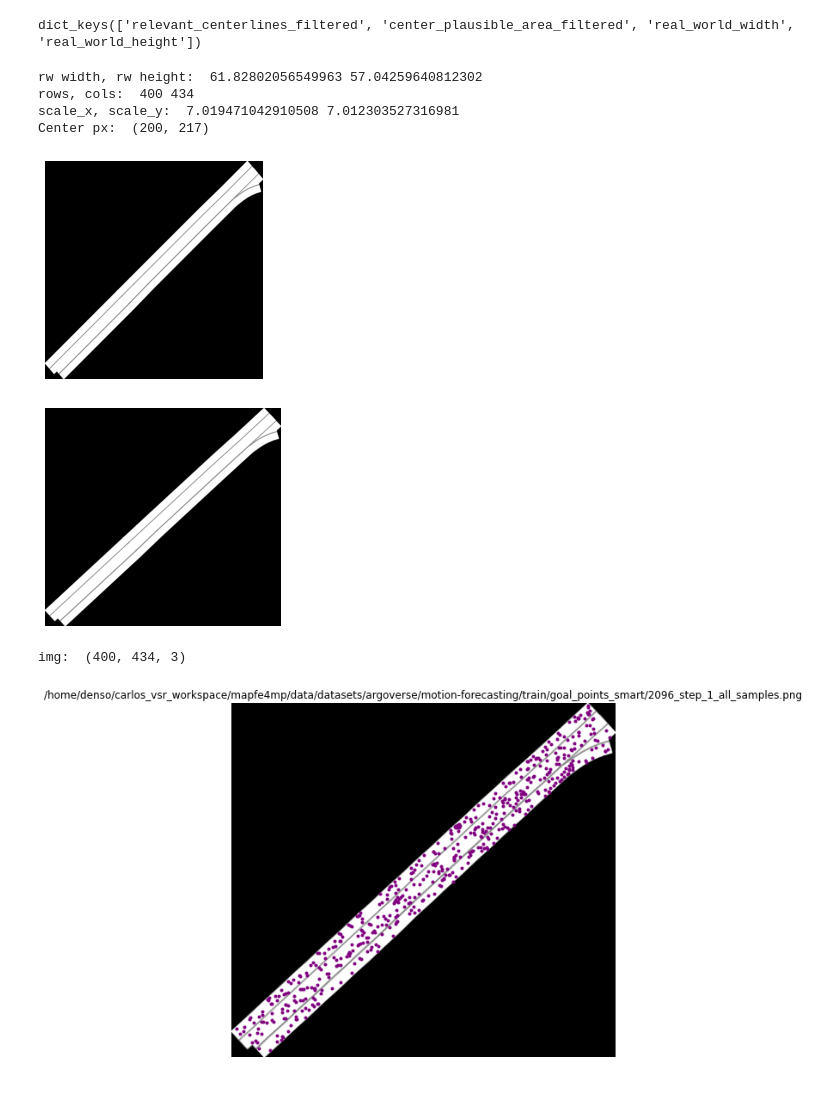
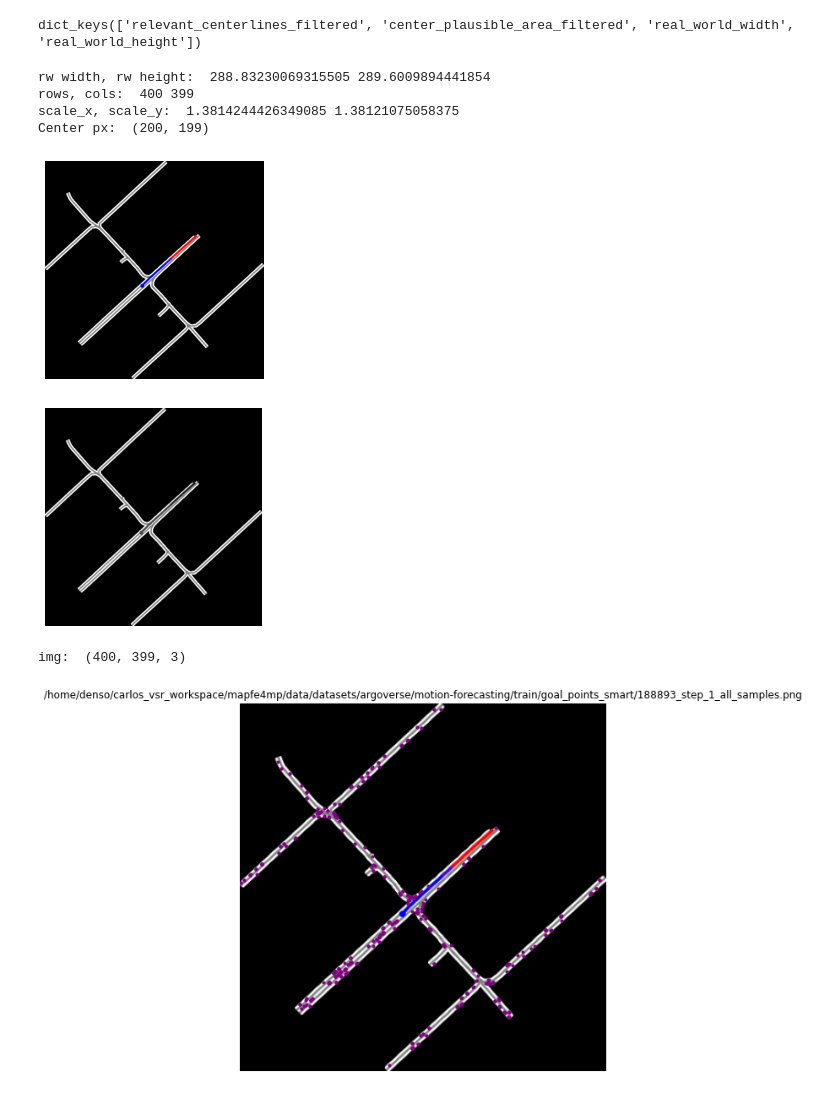
Before and after one commit to Cram3r95/mapfe4mp, a Jupyter notebook: evaluate/argoverse/test_goal_points_smart.ipynb, the cells around one changed output. Drawn from its saved outputs; the diff is of its cells as text; code cells hidden in the pictures.

```diff
--- a/evaluate/argoverse/test_goal_points_smart.ipynb
+++ b/evaluate/argoverse/test_goal_points_smart.ipynb
@@ -44,7 +41,7 @@ import model.datasets.argoverse.map_functions as map_functions
 
 dataset_path = "data/datasets/argoverse/motion-forecasting/"
 split = "train"
-split_percentage = 0.01
+split_percentage = 1.0
 split_folder = os.path.join(BASE_DIR,dataset_path,split)
 
 goal_points_folder = os.path.join(split_folder,"goal_points_smart")
@@ -52,8 +49,8 @@ if not os.path.exists(goal_points_folder):
     print("Create output folder: ", goal_points_folder)
     os.makedirs(goal_points_folder) # makedirs creates intermediate folders
 
-# data_images_folder = os.path.join(split_folder,"map_features")
-data_images_folder = os.path.join(split_folder,"map_features_gray")
+data_images_folder = os.path.join(split_folder,"map_features")
+# data_images_folder = os.path.join(split_folder,"map_features_gray")
 # %%
 # Trajectory raw data
 
@@ -97,7 +94,7 @@ dict_keys(['relevant_centerlines_filtered', 'center_plausible_area_filtered', 'r
 # %%
 # 1. Load specific sequence info
 
-file_id = 2096
+file_id = 188893
 
 # 1.1. Load agent's trajectory
 
@@ -121,39 +118,39 @@ real_world_height = data_dict[str(file_id)]["real_world_height"]
 print("rw width, rw height: ", real_world_width, real_world_height)
 
 # rows = height (y in rw) and cols = width (x in rw) of an image
 
 ## Rescale the columns in order to have roughly the same scale in both axis
 
 cols = math.ceil(rows*(real_world_width/real_world_height))
 scale_x = float(cols/real_world_width) # px/m
 scale_y = float(rows/real_world_height) # px/m
 center_px = (int(rows/2),int(cols/2))
 
 print("rows, cols: ", rows, cols)
 print("scale_x, scale_y: ", scale_x, scale_y)
 print("Center px: ", center_px)
 
 img = cv2.imread(img_filename)
 # img = cv2.cvtColor(img, cv2.COLOR_BGR2RGB)
 img_gray = cv2.cvtColor(img, cv2.COLOR_BGR2GRAY)
 
 plt.imshow(img,cmap='gray')
 plt.axis("off")
 plt.show()
 
 img = cv2.resize(img, dsize=(cols,rows))
 img_gray = cv2.resize(img_gray, dsize=(cols,rows))
 
 plt.imshow(img_gray,cmap='gray')
 plt.axis("off")
 plt.show()
 # %% [output]
-rw width, rw height:  61.82802056549963 57.04259640812302
-rows, cols:  400 434
-scale_x, scale_y:  7.019471042910508 7.012303527316981
-Center px:  (200, 217)
+rw width, rw height:  288.83230069315505 289.6009894441854
+rows, cols:  400 399
+scale_x, scale_y:  1.3814244426349085 1.38121075058375
+Center px:  (200, 199)
-[figure, old version]
+[figure, new version]
-[figure, old version]
+[figure, new version]
 # %%
 # 2. Get random points from the feasible area points (N samples)
 
@@ -167,8 +164,8 @@ filename = os.path.join(goal_points_folder,str(file_id) + "_step_1_all_samples.p
 goal_points_functions.plot_fepoints(img, filename, goals_px_x=fe_x, goals_px_y=fe_y,
                                     save_fig=save_fig, show=show, change_bg=change_img_bg)
 # %% [output]
-img:  (400, 434, 3)
+img:  (400, 399, 3)
-[figure, old version]
+[figure, new version]
 # %%
 # Test if the points are ordered (from top-left to bottom-right) taking the upper half
 
```
Also changed, not shown: parts of 3 cells of this notebook, 8 other files.
